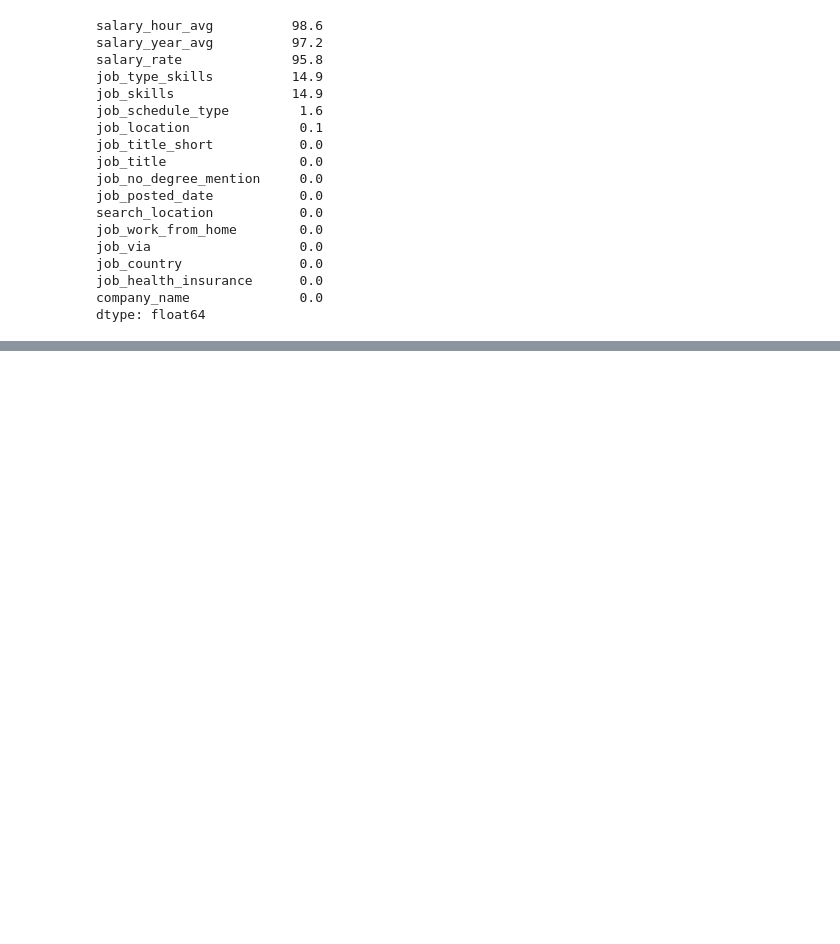
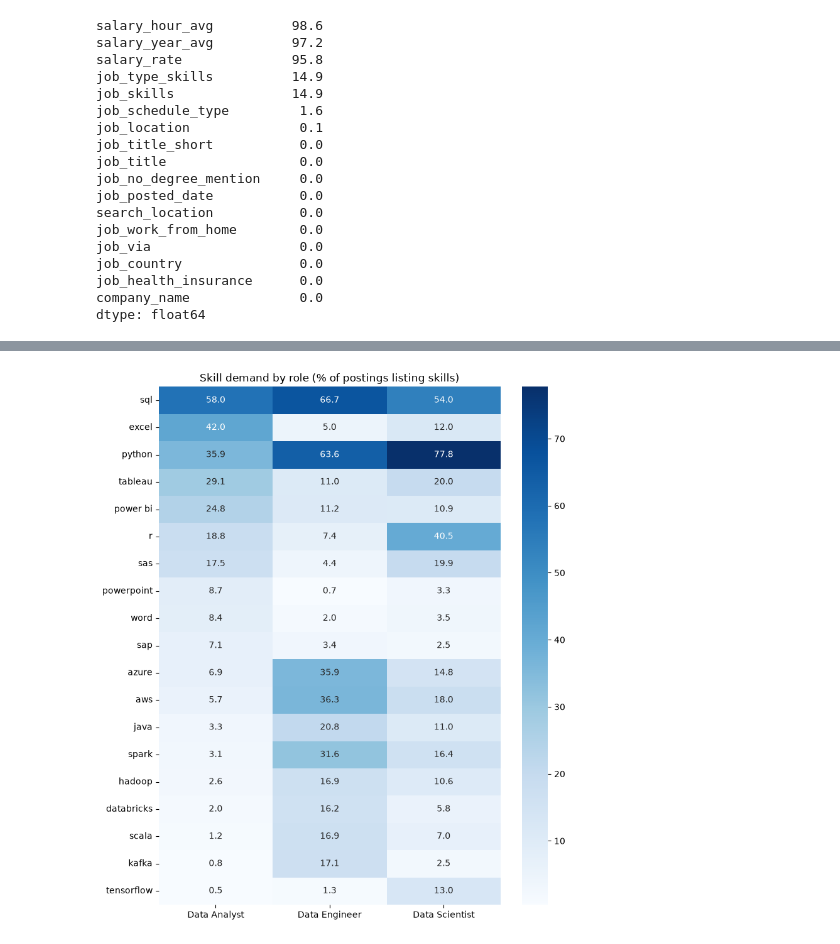
Before and after one commit to IMRAN-SAJAWAL-1234/job-market-analysis, a Jupyter notebook: explore.ipynb, the cells around one changed output, grey strips where cells are left out. Cells and saved outputs as stored; diff of their text form; code cells hidden in the pictures; blank space fills up the shorter version.

```diff
--- a/explore.ipynb
+++ b/explore.ipynb
@@ -47,0 +329,19 @@ dtype: float64
+# %%
+##Question 2: how do skills differ across the three roles?
+
+roles = ["Data Analyst", "Data Engineer", "Data Scientist"]
+
+sub = df_clean[df_clean["job_title_short"].isin(roles)].dropna(subset=["job_skills"])
+totals = sub.groupby("job_title_short").size()
+totals
+
+exploded = sub.explode("job_skills")
+counts = (
+    exploded.groupby(["job_title_short", "job_skills"])
+    .size()
+    .reset_index(name="n")
+)
+
+counts["pct"] = counts["n"] / counts["job_title_short"].map(totals) * 100
+
+counts["pct"]
@@ -47,0 +377,14 @@ dtype: float64
+# %%
+top = counts.sort_values("pct", ascending=False).groupby("job_title_short").head(10)
+skills_union = top["job_skills"].unique()
+skills_union
+
+
+pivot = (
+    counts[counts["job_skills"].isin(skills_union)]
+    .pivot(index="job_skills", columns="job_title_short", values="pivot_value" if False else "pct")
+    .fillna(0)
+    .round(2)
+    .sort_values("Data Analyst", ascending=False)
+)
+pivot
@@ -47,0 +410,14 @@ dtype: float64
+# %%
+import seaborn as sns
+import matplotlib.pyplot as plt
+
+plt.figure(figsize=(8, 9))
+sns.heatmap(pivot, annot=True, fmt=".1f", cmap="Blues")
+plt.title("Skill demand by role (% of postings listing skills)")
+plt.ylabel("")
+plt.xlabel("")
+plt.tight_layout()
+plt.savefig("skills_by_role_heatmap.png", dpi=150)
+plt.show()
+# %% [output]
+[figure, added]
```
Also changed, not shown: parts of 47 cells of this notebook, 15 other files.
